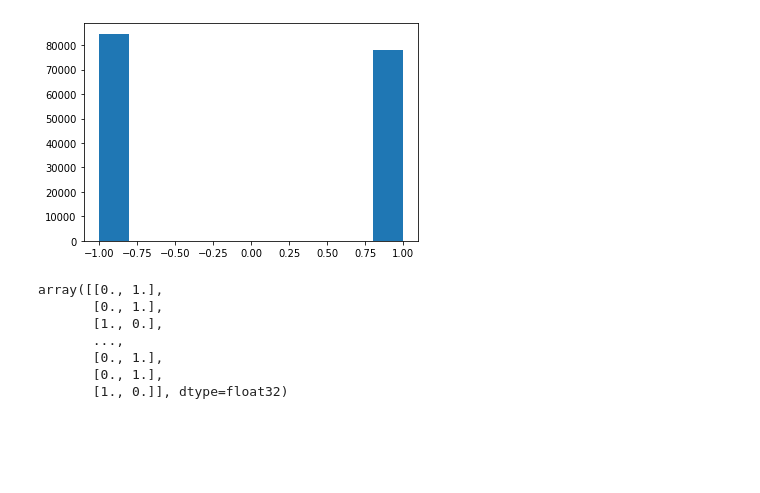
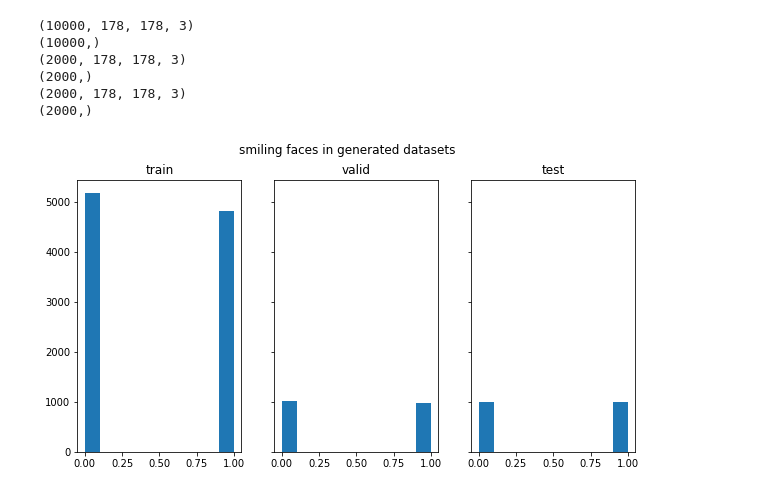
Before and after one commit to KordianPiduch/smile_detection, a Jupyter notebook: notebooks/2.1-kp-check-split.ipynb, the cells around one changed output. Saved outputs shown, nothing was run; the diff lists cells and outputs as text; code cells hidden in the pictures; blank space fills up the shorter version.

Commit message:
update after day 1, models and data not included in commit - big files

```diff
--- a/notebooks/2.1-kp-check-split.ipynb
+++ b/notebooks/2.1-kp-check-split.ipynb
@@ -6,3 +6,5 @@ from prepare_data import PrepareData
 
 
 x_tr, y_tr = PrepareData.load_set('train', '../data/processed/')
+x_val, y_val = PrepareData.load_set('valid', '../data/processed/')
+x_test, y_test = PrepareData.load_set('test', '../data/processed/')
@@ -22,6 +10,0 @@ y_tr_ = np.where(y_tr < 0, 0, y_tr)
-# %%
-import matplotlib.pyplot as plt
-plt.hist(y_tr)
-plt.show()
-# %% [output]
-[figure, removed]
@@ -31,10 +11,28 @@ y_tr_cat = to_categorical(y_tr_)
-# %%
-y_tr_cat
-# %% [output]
-array([[0., 1.],
-       [0., 1.],
-       [1., 0.],
-       ...,
-       [0., 1.],
-       [0., 1.],
-       [1., 0.]], dtype=float32)
+# %%
+print(x_tr.shape)
+print(y_tr.shape)
+print(x_val.shape)
+print(y_val.shape)
+print(x_test.shape)
+print(y_test.shape)
+# %% [output]
+(10000, 178, 178, 3)
+(10000,)
+(2000, 178, 178, 3)
+(2000,)
+(2000, 178, 178, 3)
+(2000,)
+# %%
+import matplotlib.pyplot as plt
+fig, (ax1, ax2, ax3) = plt.subplots(1, 3, figsize=(10,5), sharey=True)
+fig.suptitle("smiling faces in generated datasets")
+ax1.hist(y_tr)
+ax2.hist(y_val)
+ax3.hist(y_test)
+
+ax1.set_title("train")
+ax2.set_title("valid")
+ax3.set_title("test")
+plt.show()
+# %% [output]
+[figure, added]
```
Also changed, not shown: parts of 6 cells of this notebook, 27 other files.
